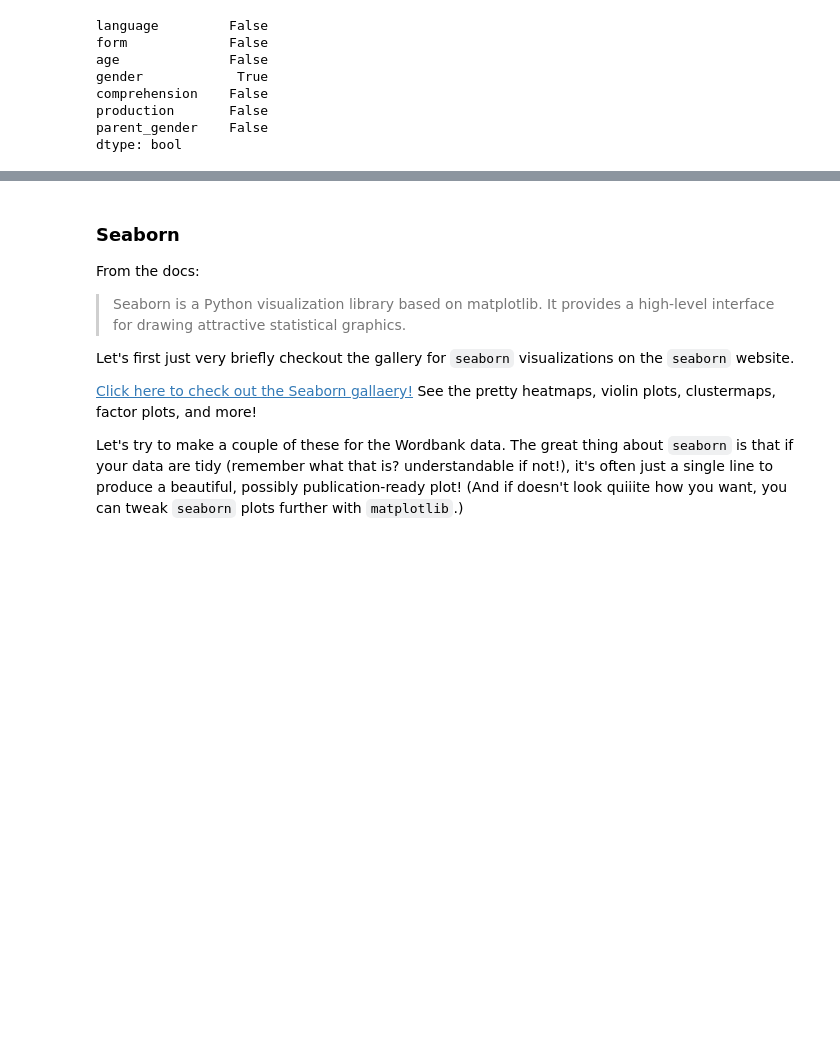
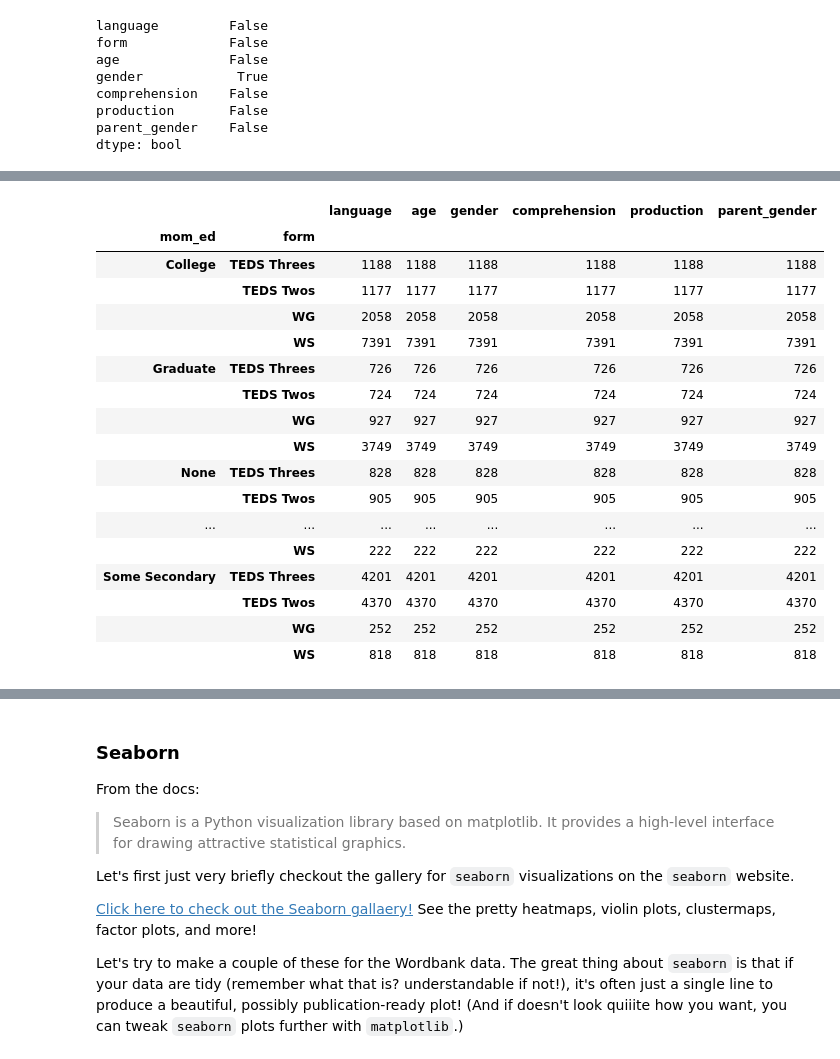
Before and after one commit to drussellmrichie/uconn_jterm_python_workshops, a Jupyter notebook: python-data-analysis/Python Data Analysis Tutorial.ipynb, the cells around one changed output, grey strips where cells are left out. Cells and saved outputs as stored; diff of their text form; code cells hidden in the pictures; blank space fills up the shorter version.

```diff
--- a/python-data-analysis/Python Data Analysis Tutorial.ipynb
+++ b/python-data-analysis/Python Data Analysis Tutorial.ipynb
@@ -593,0 +655,21 @@ We'll do more `pandas` sorts of things, but to mix things up (and recapture your
+# %%
+admin_data.groupby(['mom_ed','form']).count() # notice we're passing a list of cols to groupby
+# %% [output]
+|  |  | language | age | gender | comprehension | production | parent_gender |
+| mom_ed | form |  |  |  |  |  |  |
+| College | TEDS Threes | 1188 | 1188 | 1188 | 1188 | 1188 | 1188 |
+|  | TEDS Twos | 1177 | 1177 | 1177 | 1177 | 1177 | 1177 |
+|  | WG | 2058 | 2058 | 2058 | 2058 | 2058 | 2058 |
+|  | WS | 7391 | 7391 | 7391 | 7391 | 7391 | 7391 |
+| Graduate | TEDS Threes | 726 | 726 | 726 | 726 | 726 | 726 |
+|  | TEDS Twos | 724 | 724 | 724 | 724 | 724 | 724 |
+|  | WG | 927 | 927 | 927 | 927 | 927 | 927 |
+|  | WS | 3749 | 3749 | 3749 | 3749 | 3749 | 3749 |
+| None | TEDS Threes | 828 | 828 | 828 | 828 | 828 | 828 |
+|  | TEDS Twos | 905 | 905 | 905 | 905 | 905 | 905 |
+| ... | ... | ... | ... | ... | ... | ... | ... |
+|  | WS | 222 | 222 | 222 | 222 | 222 | 222 |
+| Some Secondary | TEDS Threes | 4201 | 4201 | 4201 | 4201 | 4201 | 4201 |
+|  | TEDS Twos | 4370 | 4370 | 4370 | 4370 | 4370 | 4370 |
+|  | WG | 252 | 252 | 252 | 252 | 252 | 252 |
+|  | WS | 818 | 818 | 818 | 818 | 818 | 818 |
```
Also changed, not shown: parts of 76 cells of this notebook, 4 other files.
